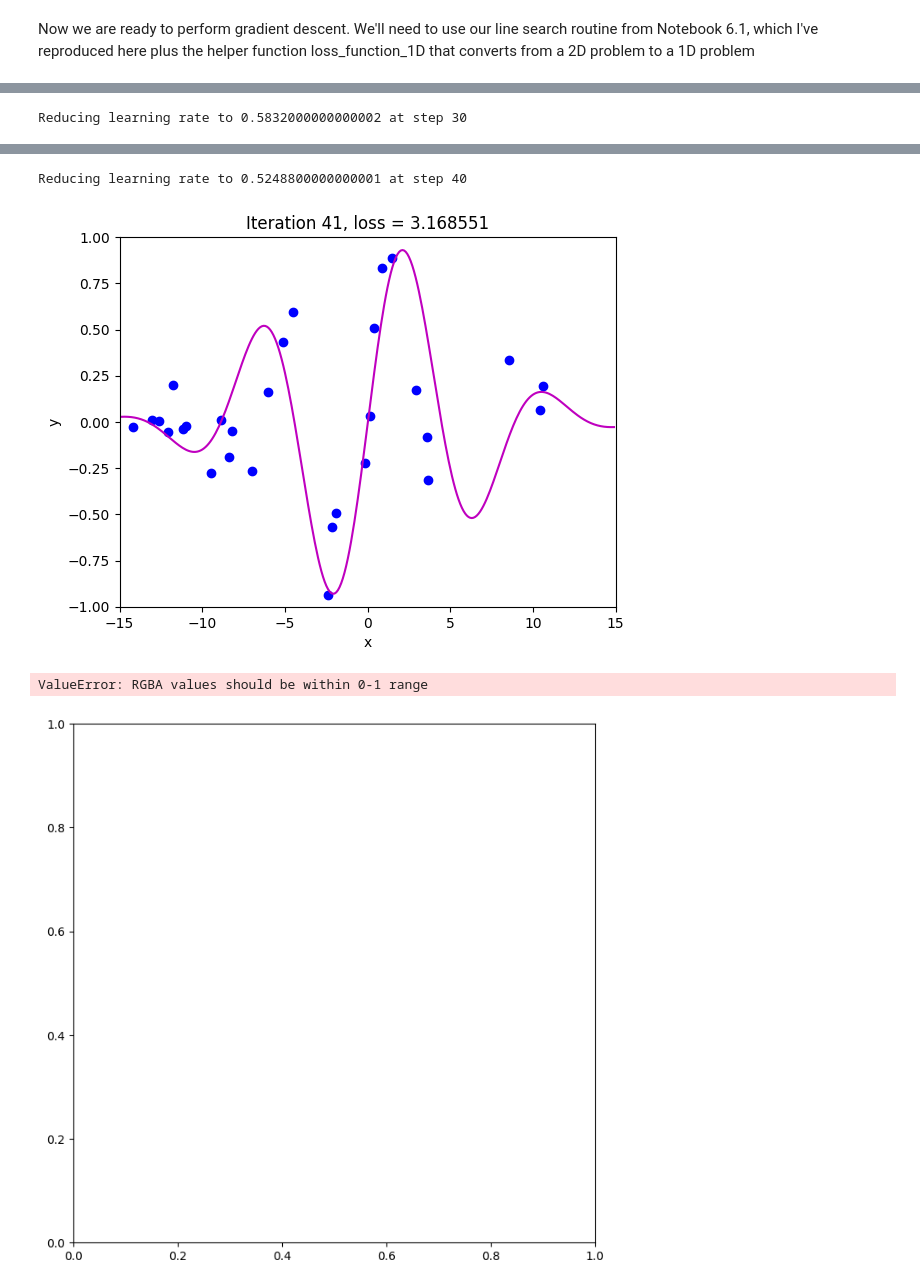
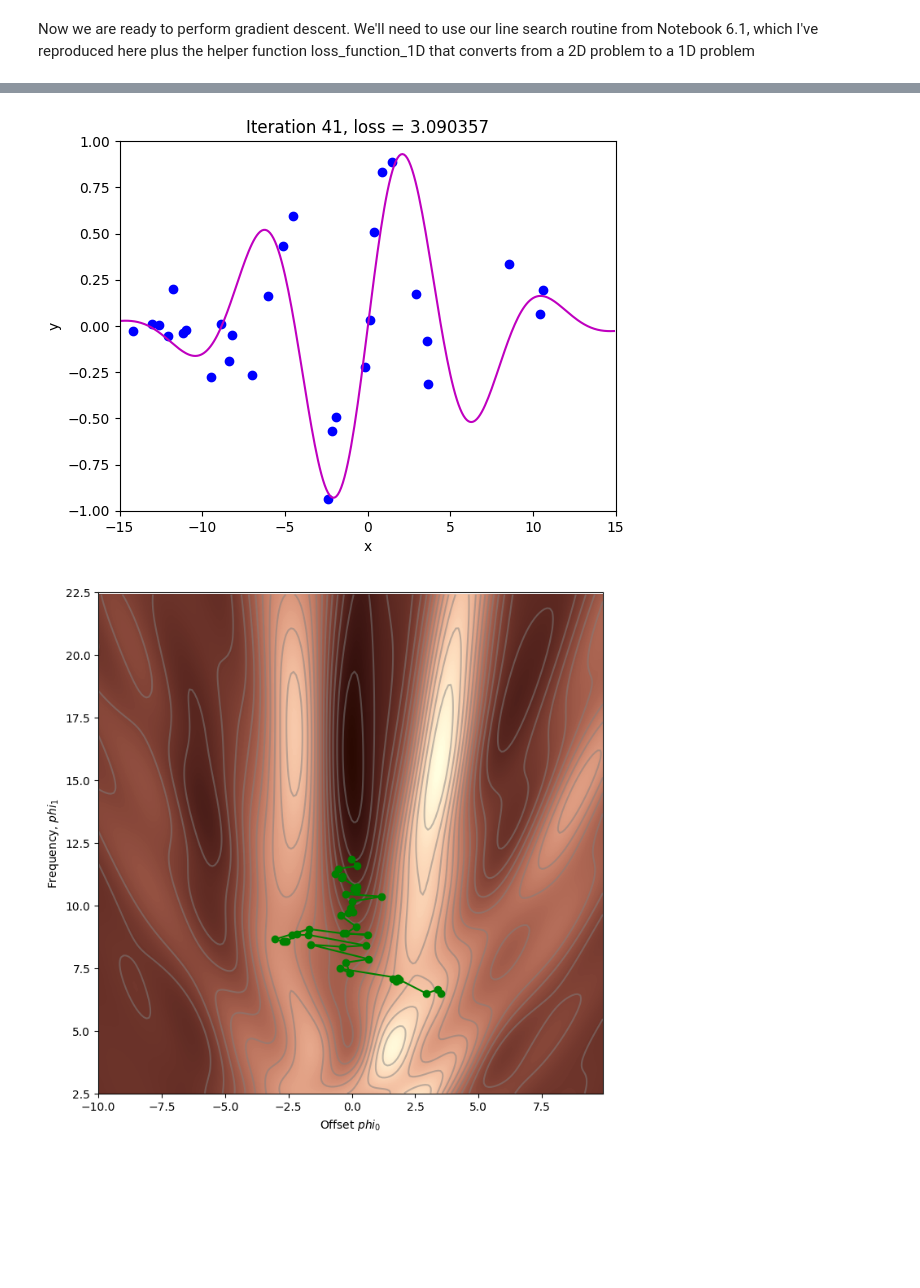
Before and after one commit to Resteves147/CSCI_167, a Jupyter notebook: Notebook6_3.ipynb, the cells around one changed output, grey strips where cells are left out. Cells and saved outputs as stored; diff of their text form; code cells hidden in the pictures; blank space fills up the shorter version.

```diff
--- a/Notebook6_3.ipynb
+++ b/Notebook6_3.ipynb
@@ -312,7 +308,7 @@ ValueError: RGBA values should be within 0-1 range
 # What happens if you set it too small?
 # more iterations needed because too small
 # %%
-def stochastic_gradient_descent_step(phi, data, alpha, batch_size):
+def stochastic_gradient_descent_step(phi, data, alpha, batch_size, c_step, beta, M):
   # TODO -- fill in this routine so that we take a fixed size step of size alpha but only using a subset (batch) of the data
   # at each step
   # You can use the function np.random.permutation to generate a random permutation of the n_data = data.shape[1] indices
@@ -330,8 +326,11 @@ def stochastic_gradient_descent_step(phi, data, alpha, batch_size):
   # Compute the gradient using the batch data
   gradient = compute_gradient(data_batch[0,:], data_batch[1,:], phi)
 
+  # Apply learning rate schedule
+  current_alpha = alpha * (beta**(c_step // M))
+
   # Update the parameters with a fixed learning rate
-  phi = phi - alpha * gradient
+  phi = phi - current_alpha * gradient
 
   return phi
 # %%
@@ -344,23 +343,16 @@ phi_all[0,0] = 3.5
 phi_all[1,0] = 6.5
 
 # Define learning rate schedule parameters
-initial_alpha = 0.8
-beta = 0.9 # Factor to reduce learning rate by
-M = 10 # Reduce learning rate every M iterations
-alpha = initial_alpha
+beta = 0.9  # Factor to reduce learning rate
+M = 10      # Reduce learning rate every M iterations
 
 # Measure loss and draw initial model
 loss =  compute_loss(data[0,:], data[1,:], model, phi_all[:,0:1])
 draw_model(data,model,phi_all[:,0:1], "Initial parameters, Loss = %f"%(loss))
 
 for c_step in range (n_steps):
-  # Update learning rate according to schedule
-  if (c_step + 1) % M == 0:
-      alpha = alpha * beta
-      print(f"Reducing learning rate to {alpha} at step {c_step+1}")
-
-  # Do gradient descent step
-  phi_all[:,c_step+1:c_step+2] = stochastic_gradient_descent_step(phi_all[:,c_step:c_step+1],data, alpha =alpha, batch_size=5)
+  # Do gradient descent step with learning rate schedule
+  phi_all[:,c_step+1:c_step+2] = stochastic_gradient_descent_step(phi_all[:,c_step:c_step+1],data, alpha =0.8, batch_size=5, c_step=c_step, beta=beta, M=M)
   # Measure loss and draw model every 8th step
   if c_step % 8 == 0:
     loss =  compute_loss(data[0,:], data[1,:], model, phi_all[:,c_step+1:c_step+2])
@@ -377,10 +367,7 @@ Reducing learning rate to 0.6480000000000001 at step 20
 [figure]
-Reducing learning rate to 0.5832000000000002 at step 30
 [figure]
-Reducing learning rate to 0.5248800000000001 at step 40
 [figure]
-ValueError: RGBA values should be within 0-1 range
-[figure, old version]
+[figure, new version]
 # %%
 # TODO -- Experiment with different learning rates, starting points, batch sizes, number of steps.  Get a feel for this.
 # %%
```
Also changed, not shown: parts of 5 cells of this notebook.
